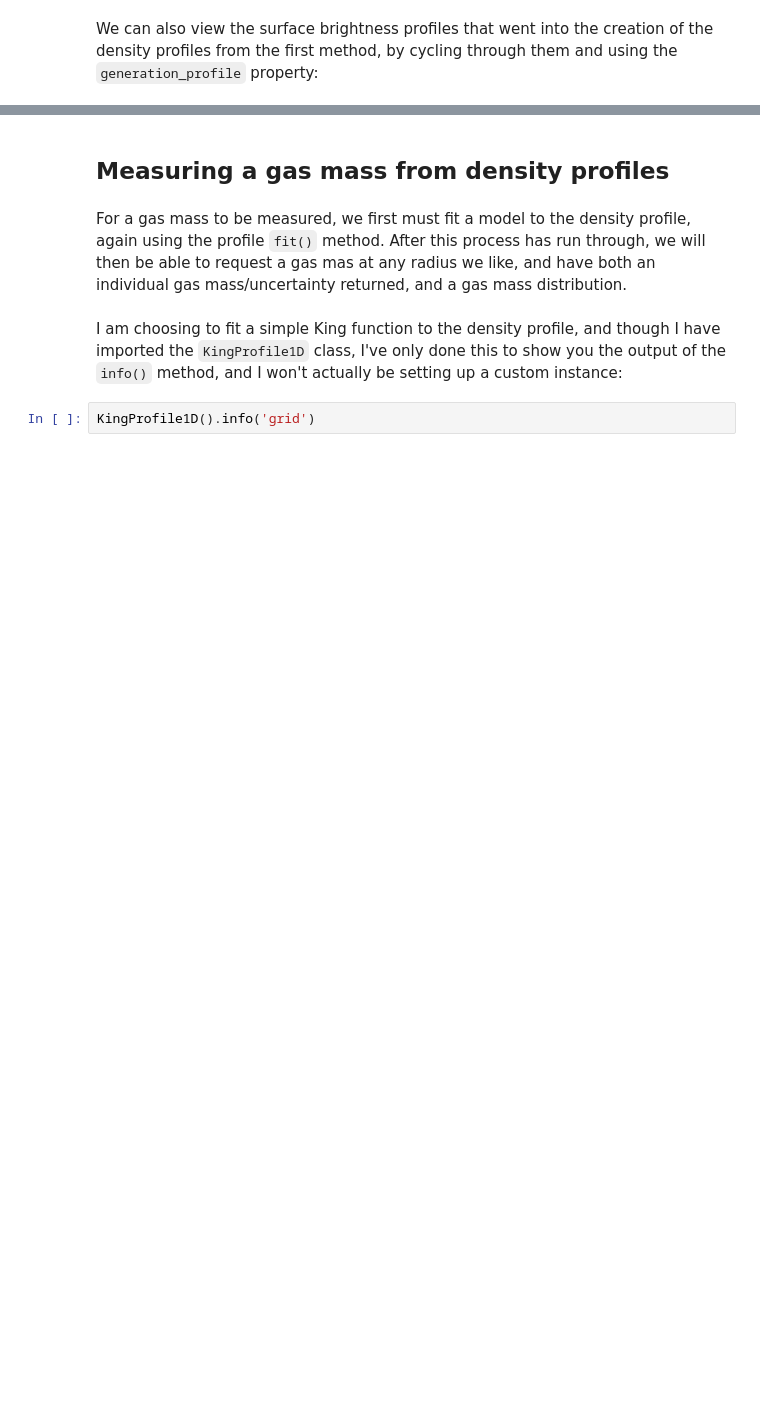
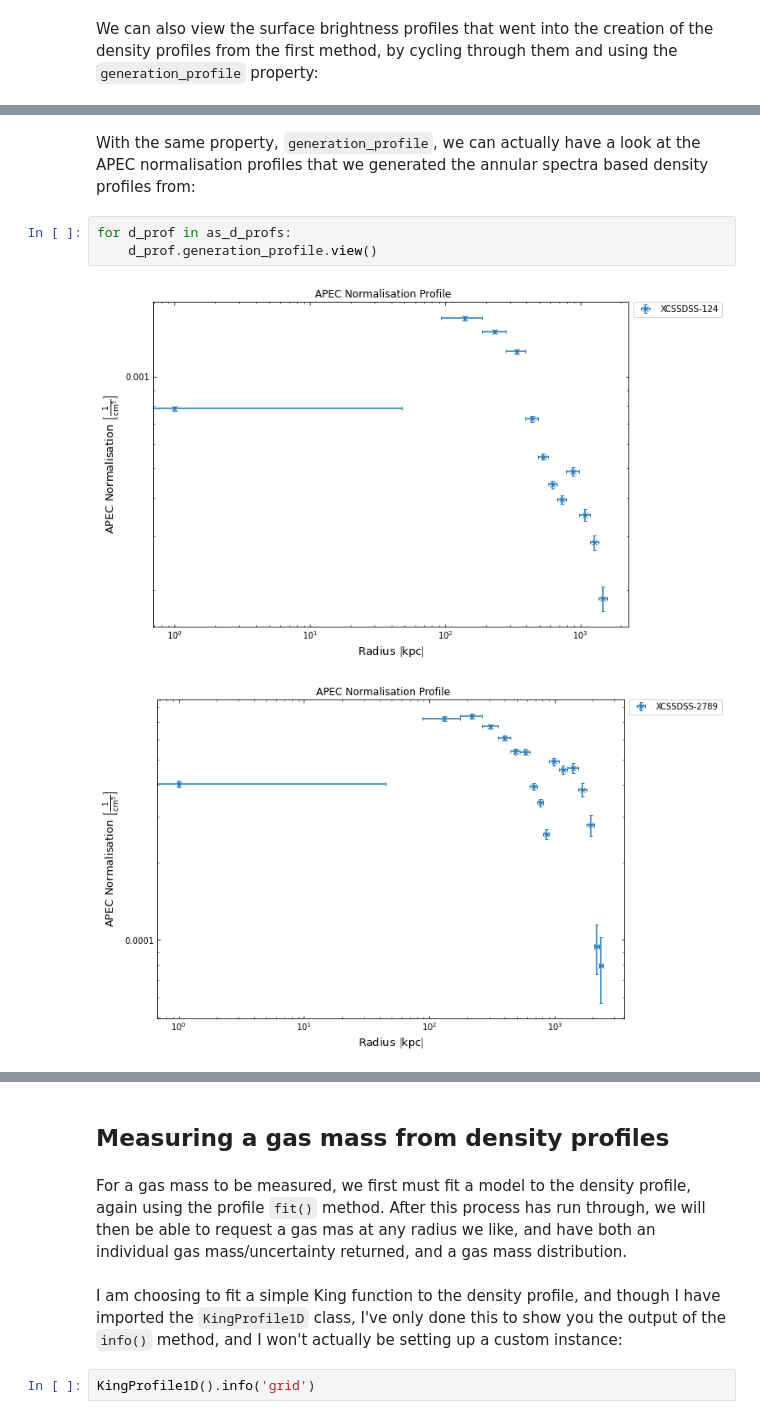
Before and after one commit to DavidT3/XGA, a Jupyter notebook: docs/source/notebooks/advanced_tutorials/cluster_gas.ipynb, the cells around one changed output, grey strips where cells are left out. Drawn from its saved outputs; the diff is of its cells as text; blank space fills up the shorter version.

```diff
--- a/docs/source/notebooks/advanced_tutorials/cluster_gas.ipynb
+++ b/docs/source/notebooks/advanced_tutorials/cluster_gas.ipynb
@@ -115,0 +137,8 @@ for d_prof in sb_d_profs:
+# %% [markdown]
+With the same property, `generation_profile`, we can actually have a look at the APEC normalisation profiles that we generated the annular spectra based density profiles from:
+# %%
+for d_prof in as_d_profs:
+    d_prof.generation_profile.view()
+# %% [output]
+[figure, added]
+[figure, added]
```
Also changed, not shown: parts of 41 cells of this notebook.
